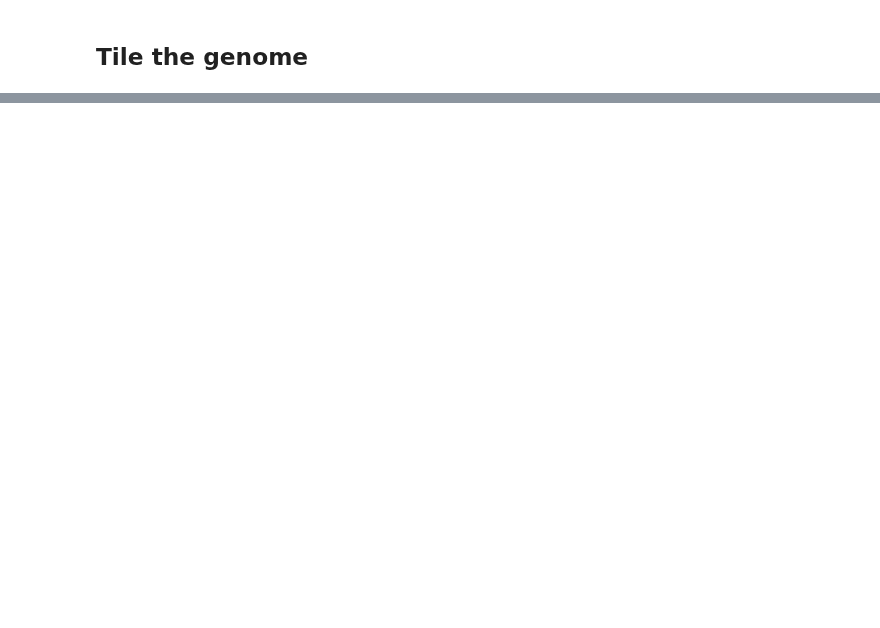
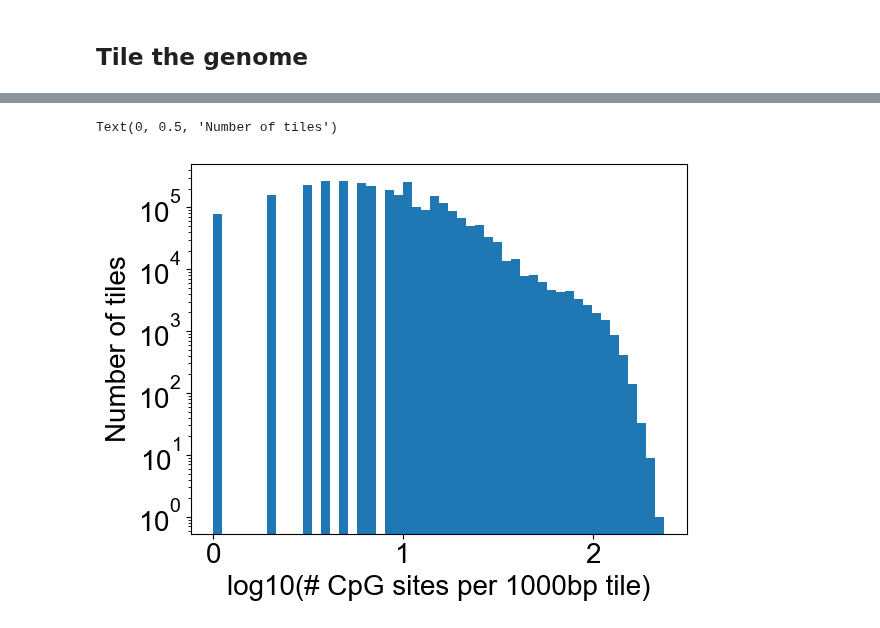
Before and after one commit to quinlan-lab/tapestry, a Jupyter notebook: analysis/imprinting.ipynb, the cells around one changed output, grey strips where cells are left out. Drawn from its saved outputs; the diff is of its cells as text; code cells hidden in the pictures; blank space fills up the shorter version.

```diff
--- a/analysis/imprinting.ipynb
+++ b/analysis/imprinting.ipynb
@@ -1,9 +1,19 @@
 # %%
-import bioframe as bf # https://bioframe.readthedocs.io/en/latest/index.html
 import polars as pl
 import sys
 from pathlib import Path
 import importlib
+import matplotlib.pyplot as plt
+import numpy as np
+
+# Set the font family to Arial
+# https://g.co/gemini/share/3898a74b2d77
+plt.rcParams['font.family'] = 'Arial'
+plt.rcParams['font.sans-serif'] = ['Arial'] # Add Arial to the sans-serif list
+
+plt.rcParams.update({
+    'font.size': 20,
+})
 
 REFERENCE_GENOME = "hg38"
 TILE_SIZE = 1000
@@ -13,6 +23,8 @@ BED_METH = f"{METH_READ_PHASED_DIR}/{SAMPLE}.dna-methylation.founder-phased.all_
 
 REPO_DIR = Path("/scratch/ucgd/lustre-labs/quinlan/u6018199/tapestry")
 sys.path.append(str(REPO_DIR / "src" / "util"))
+
+DELTA_METH_THRESHOLD = 0.9
 # %% [markdown]
 ## Tile the genome
 # %%
@@ -46,0 +101,15 @@ DF_TILES_WITH_METH
+# %%
+plt.hist(
+    np.log10(DF_TILES_WITH_METH["num_cpgs"]),
+    bins=50, # type: ignore
+    alpha=None,
+    label=None,
+    color=None
+)
+plt.xscale('linear')
+plt.yscale('log')
+plt.xlabel(f'log10(# CpG sites per {TILE_SIZE}bp tile)')
+plt.ylabel('Number of tiles')
+# %% [output]
+Text(0, 0.5, 'Number of tiles')
+[figure, added]
```
Also changed, not shown: parts of 15 cells of this notebook.
